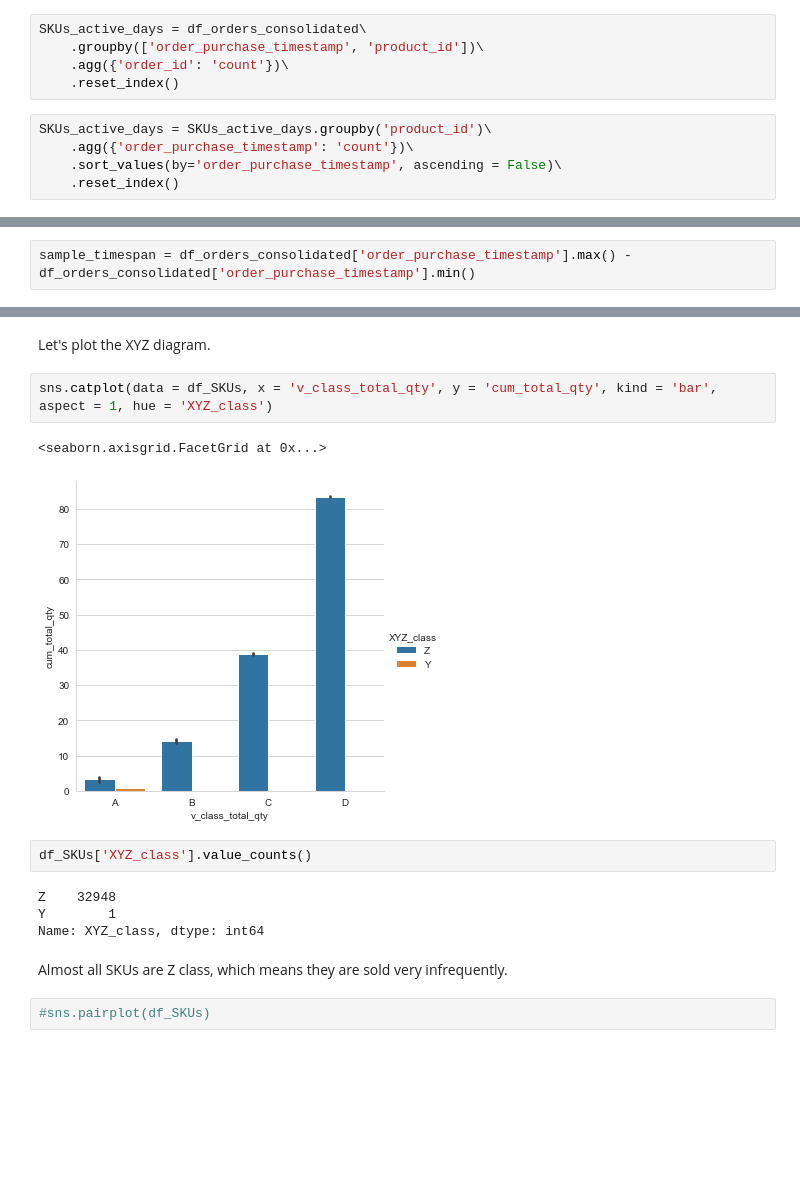
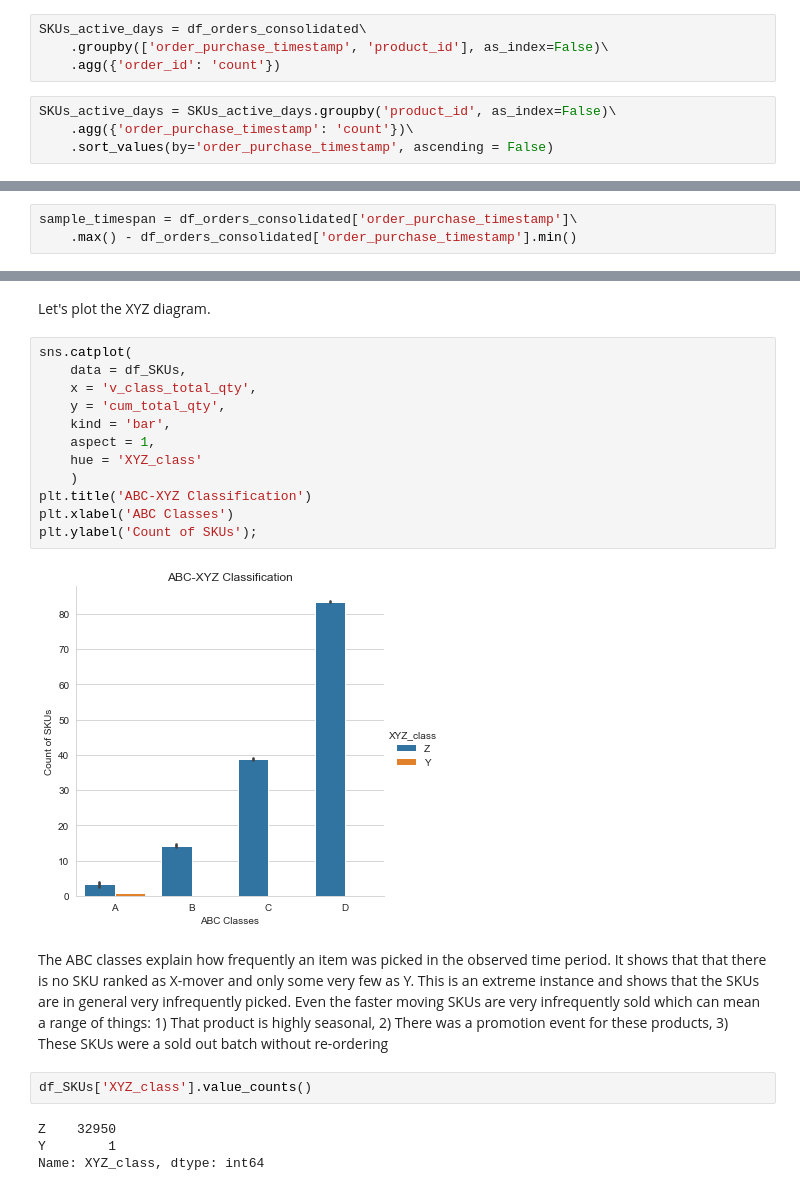
Before and after one commit to LarsTinnefeld/Olist-order-profile-analysis, a Jupyter notebook: olist_order_profile.ipynb, the cells around one changed output, grey strips where cells are left out. Cells and saved outputs as stored; diff of their text form; blank space fills up the shorter version.

Commit message:
Order profile analysis
Type: Code
Finalized order profile analysis

```diff
--- a/olist_order_profile.ipynb
+++ b/olist_order_profile.ipynb
@@ -615,14 +647,12 @@ df_SKUs
 Creating a dataframe which counts the number of active days for each SKU
 # %%
 SKUs_active_days = df_orders_consolidated\
-    .groupby(['order_purchase_timestamp', 'product_id'])\
-    .agg({'order_id': 'count'})\
-    .reset_index()
+    .groupby(['order_purchase_timestamp', 'product_id'], as_index=False)\
+    .agg({'order_id': 'count'})
 # %%
-SKUs_active_days = SKUs_active_days.groupby('product_id')\
+SKUs_active_days = SKUs_active_days.groupby('product_id', as_index=False)\
     .agg({'order_purchase_timestamp': 'count'})\
-    .sort_values(by='order_purchase_timestamp', ascending = False)\
-    .reset_index()
+    .sort_values(by='order_purchase_timestamp', ascending = False)
 # %%
 SKUs_active_days.rename(columns = {'order_purchase_timestamp': 'active_days'}, inplace = True)
 # %%
@@ -637,4 +667,5 @@ SKUs_active_days.head()
 # %% [markdown]
 Adding the XYZ classification column
 # %%
-sample_timespan = df_orders_consolidated['order_purchase_timestamp'].max() - df_orders_consolidated['order_purchase_timestamp'].min()
+sample_timespan = df_orders_consolidated['order_purchase_timestamp']\
+    .max() - df_orders_consolidated['order_purchase_timestamp'].min()
@@ -685,17 +714,24 @@ Index(['product_id', 'total_qty', 'total_lines', 'total_cube', 'total_price',
 # %% [markdown]
 Let's plot the XYZ diagram.
 # %%
-sns.catplot(data = df_SKUs, x = 'v_class_total_qty', y = 'cum_total_qty', kind = 'bar', aspect = 1, hue = 'XYZ_class')
+sns.catplot(
+    data = df_SKUs,
+    x = 'v_class_total_qty',
+    y = 'cum_total_qty',
+    kind = 'bar',
+    aspect = 1,
+    hue = 'XYZ_class'
+    )
+plt.title('ABC-XYZ Classification')
+plt.xlabel('ABC Classes')
+plt.ylabel('Count of SKUs');
 # %% [output]
-<seaborn.axisgrid.FacetGrid at 0x...>
-[figure, old version]
+[figure, new version]
+# %% [markdown]
+The ABC classes explain how frequently an item was picked in the observed time period. It shows that that there is no SKU ranked as X-mover and only some very few as Y. This is an extreme instance and shows that the SKUs are in general very infrequently picked. Even the faster moving SKUs are very infrequently sold which can mean a range of things: 1) That product is highly seasonal, 2) There was a promotion event for these products, 3) These SKUs were a sold out batch without re-ordering
 # %%
 df_SKUs['XYZ_class'].value_counts()
 # %% [output]
-Z    32948
+Z    32950
 Y        1
 Name: XYZ_class, dtype: int64
-# %% [markdown]
-Almost all SKUs are Z class, which means they are sold very infrequently.
-# %%
-#sns.pairplot(df_SKUs)
```
Also changed, not shown: parts of 13 cells of this notebook.
